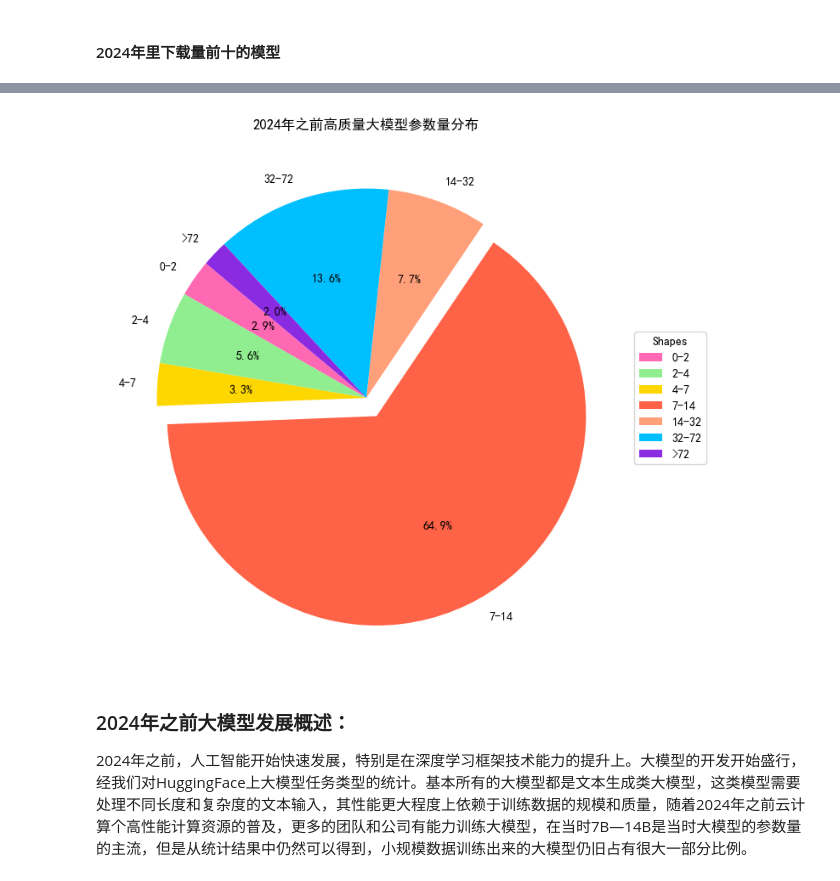
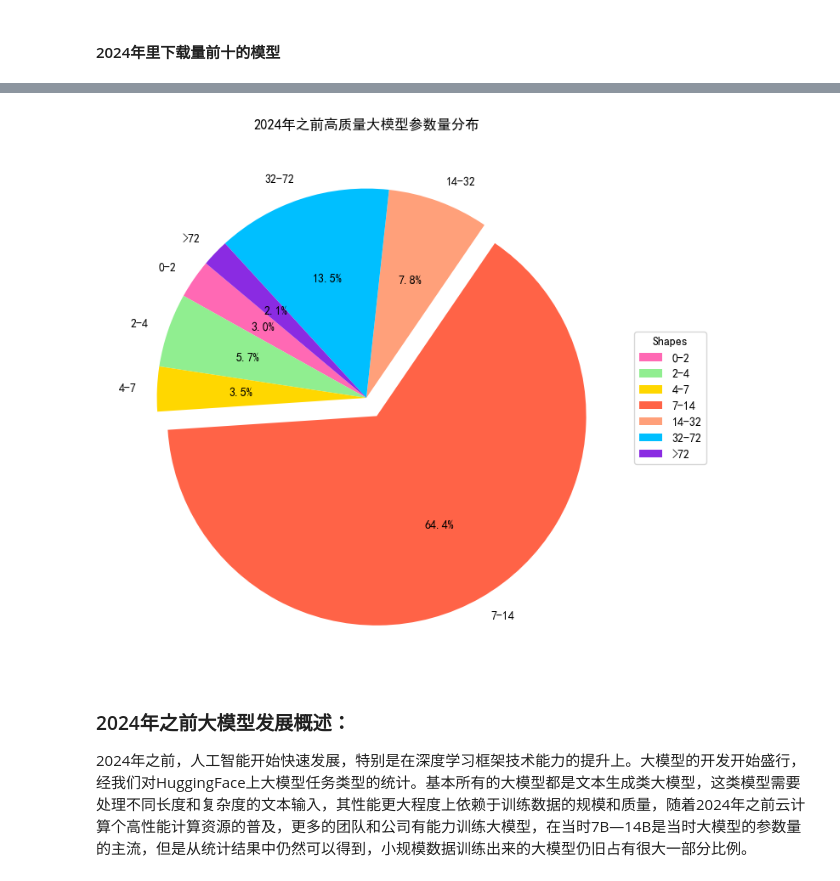
Before and after one commit to yansirgood/DL-course-labs, a Jupyter notebook: LLM-overview/report.ipynb, the cells around one changed output, grey strips where cells are left out. Drawn from its saved outputs; the diff is of its cells as text; code cells hidden in the pictures.

```diff
--- a/LLM-overview/report.ipynb
+++ b/LLM-overview/report.ipynb
@@ -306,7 +352,26 @@ def time_split_models(models,Modifiled_threshold):
+# %%
+def split_qualified_models(models: pd.DataFrame, likes_threshold, download_threshold):
+    criteria = (models['downloads'] < download_threshold) | (
+        models['likes'] < likes_threshold)
+
+    low_quality_models = models[criteria]
+    high_quality_models = models[~criteria]
+
+    return high_quality_models, low_quality_models
+
+
+def split_models_by_time(models: pd.DataFrame, time_threshold):
+    criteria = models['lastModified'] > time_threshold
+
+    recent_models = models[criteria]
+    old_models = models[~criteria]
+
+    return recent_models, old_models
 # %%
-likes_threshold = models.describe().loc['25%','likes']
-download_threshold =10
-Modifiled_threshold = '2024-01-01 00:00:00'
-high_quality_models, low_quality_models = split_models(models, likes_threshold, download_threshold)
-high_quality_models.head()
+likes_threshold = models.describe().loc['25%', 'likes']
+download_threshold = 10
+
+high_quality_models, low_quality_models = split_qualified_models(
+    models, likes_threshold, download_threshold)
+high_quality_models.describe()
 # %% [output]
@@ -329,0 +387,5 @@ high_quality_models_24_after.head()
+# %%
+time_threshold = '2024-01-01 00:00:00'  # this year
+high_quality_models_24_after, high_quality_models_24_before = split_models_by_time(
+    high_quality_models, time_threshold)
+high_quality_models_24_after.describe()
@@ -393,10 +465,14 @@ high_quality_models_24_before.describe()
 # %%
 import matplotlib.pyplot as plt
 import pandas as pd
-plt.rcParams['font.sans-serif'] = ['SimHei']  # 设置字体为黑体
-plt.rcParams['axes.unicode_minus'] = False  # 确保负号显示正常
+plt.rcParams['font.sans-serif'] = ['SimHei']
+plt.rcParams['axes.unicode_minus'] = False
+
 bins = [0, 2, 4, 7, 14, 32, 72, float('inf')]
 labels = ['0-2', '2-4', '4-7', '7-14', '14-32', '32-72', '>72']
+size_distribution = pd.cut(
+    high_quality_models_24_before['model_size'], bins=bins, labels=labels, right=False)
+model_counts = size_distribution.value_counts().sort_index()
 high_quality_models_24_before['size_group'] = pd.cut(high_quality_models_24_before['model_size'], bins=bins, labels=labels, right=False)
 high_quality_models_24_before_model_counts = high_quality_models_24_before['size_group'].value_counts().sort_index()
 # 绘制柱状图
@@ -417,14 +498,12 @@ plt.show()
 # %%
-size_distribution = pd.cut(high_quality_models_24_before['model_size'], bins=bins, labels=labels, right=False)
-model_counts = size_distribution.value_counts().sort_index()
 plt.figure(figsize=(8, 8))
 colors = ['#FF69B4', '#90EE90', '#FFD700','#FF6347','#FFA07A',  '#00BFFF', '#8A2BE2']
 wedges, texts, autotexts = plt.pie(model_counts, labels=model_counts.index, autopct='%1.1f%%', startangle=140, colors=colors,explode=[0.1 if label == '7-14' else 0 for label in model_counts.index])
 plt.legend(wedges, model_counts.index, title="Shapes", loc="center left", bbox_to_anchor=(1, 0, 0.5, 1))
 plt.title('2024年之前高质量大模型参数量分布')
 plt.show()
 # %% [output]
-[figure, old version]
+[figure, new version]
 # %% [markdown]
 ### 2024年之前大模型发展概述：
 
```
Also changed, not shown: parts of 28 cells of this notebook.
